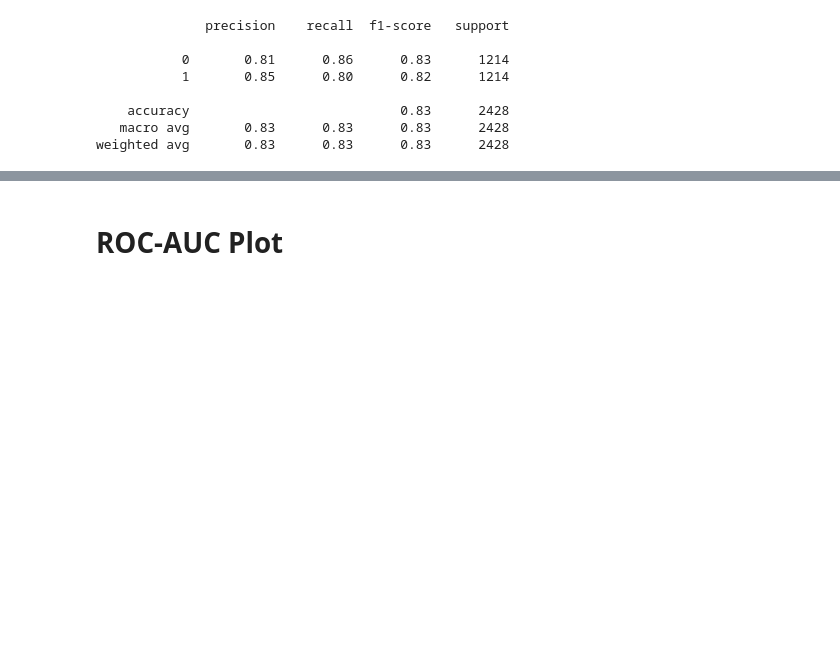
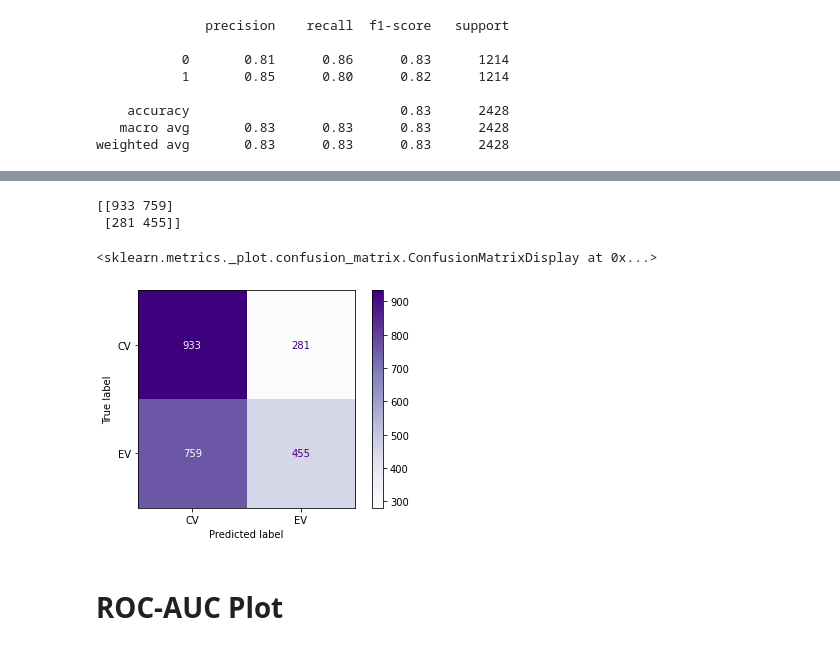
Before and after one commit to Chomchanok/Term_Project, a Jupyter notebook: model.ipynb, the cells around one changed output, grey strips where cells are left out. Cells and saved outputs as stored; diff of their text form; code cells hidden in the pictures; blank space fills up the shorter version.

```diff
--- a/model.ipynb
+++ b/model.ipynb
@@ -271,0 +301,2 @@ plot_confusion_matrix(cv_svm, X_test_over, y_test_over, display_labels=["CV", "E
+# %%
+lin_svm.fit(X_train_over, y_train_over)
@@ -271,0 +305,3 @@ plot_confusion_matrix(cv_svm, X_test_over, y_test_over, display_labels=["CV", "E
+# %%
+y_pred_smote = lin_svm.predict(X_test_over)  # Predict y_pred using SVM classifier
+print(classification_report(y_test_over,y_pred_smote)) # Compare prediction result between original target and predicted target
@@ -272,3 +317,11 @@ plot_confusion_matrix(cv_svm, X_test_over, y_test_over, display_labels=["CV", "E
+# %%
+print(confusion_matrix(y_pred_smote, y_test_over)) # Generating a confusion matrix
+plot_confusion_matrix(lin_svm, X_test_over, y_test_over, display_labels=["CV", "EV"], cmap=plt.cm.Purples) # Visualizing the confusion matrix
+# %% [output]
+[[933 759]
+ [281 455]]
+<sklearn.metrics._plot.confusion_matrix.ConfusionMatrixDisplay at 0x...>
+[figure, added]
 # %% [markdown]
 # ROC-AUC Plot
 # %%
```
Also changed, not shown: parts of 8 cells of this notebook.
